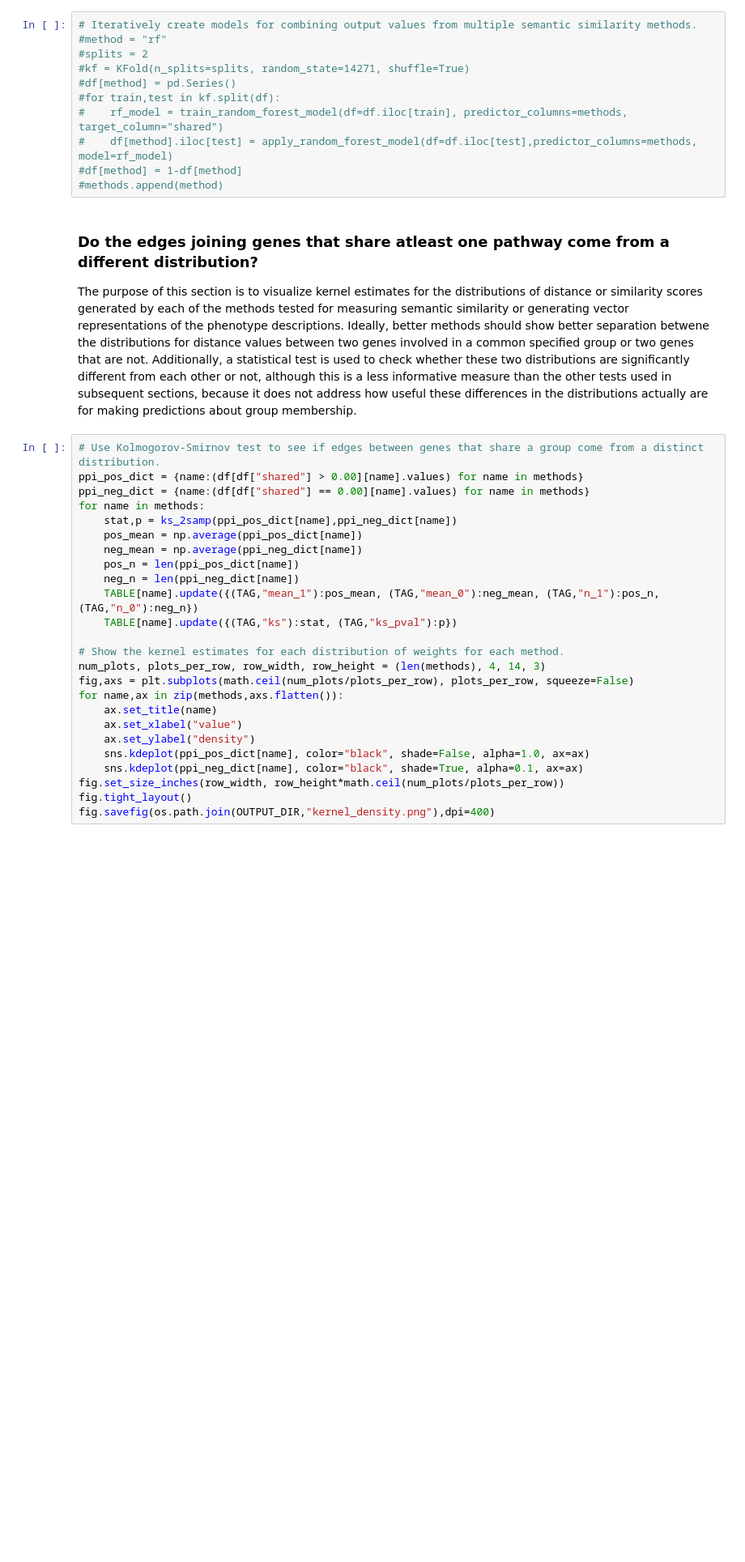
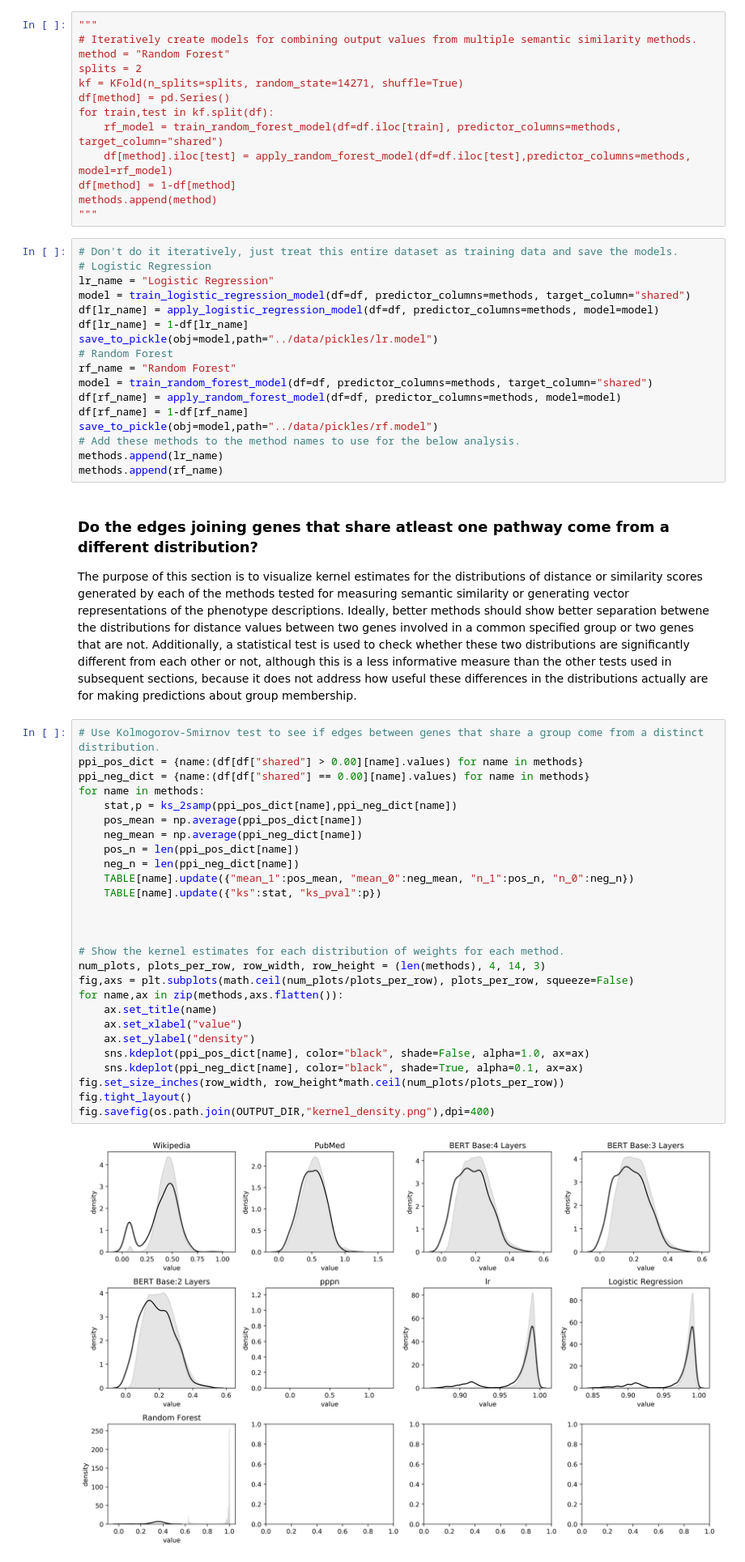
Before and after one commit to irbraun/plant-phenotypes-nlp, a Jupyter notebook: notebooks/analysis_of_ppn_data.ipynb, the cells around one changed output. Shown: that part at 81% size. Cells and saved outputs as stored; diff of their text form; blank space fills up the shorter version.

```diff
--- a/notebooks/analysis_of_ppn_data.ipynb
+++ b/notebooks/analysis_of_ppn_data.ipynb
@@ -380,42 +383,65 @@ methods.append(method)
 # %%
+"""
 # Iteratively create models for combining output values from multiple semantic similarity methods.
-#method = "rf"
-#splits = 2
-#kf = KFold(n_splits=splits, random_state=14271, shuffle=True)
-#df[method] = pd.Series()
-#for train,test in kf.split(df):
-#    rf_model = train_random_forest_model(df=df.iloc[train], predictor_columns=methods, target_column="shared")
-#    df[method].iloc[test] = apply_random_forest_model(df=df.iloc[test],predictor_columns=methods, model=rf_model)
-#df[method] = 1-df[method]
-#methods.append(method)
+method = "Random Forest"
+splits = 2
+kf = KFold(n_splits=splits, random_state=14271, shuffle=True)
+df[method] = pd.Series()
+for train,test in kf.split(df):
+    rf_model = train_random_forest_model(df=df.iloc[train], predictor_columns=methods, target_column="shared")
+    df[method].iloc[test] = apply_random_forest_model(df=df.iloc[test],predictor_columns=methods, model=rf_model)
+df[method] = 1-df[method]
+methods.append(method)
+"""
+# %%
+# Don't do it iteratively, just treat this entire dataset as training data and save the models.
+# Logistic Regression
+lr_name = "Logistic Regression"
+model = train_logistic_regression_model(df=df, predictor_columns=methods, target_column="shared")
+df[lr_name] = apply_logistic_regression_model(df=df, predictor_columns=methods, model=model)
+df[lr_name] = 1-df[lr_name]
+save_to_pickle(obj=model,path="../data/pickles/lr.model")
+# Random Forest
+rf_name = "Random Forest"
+model = train_random_forest_model(df=df, predictor_columns=methods, target_column="shared")
+df[rf_name] = apply_random_forest_model(df=df, predictor_columns=methods, model=model)
+df[rf_name] = 1-df[rf_name]
+save_to_pickle(obj=model,path="../data/pickles/rf.model")
+# Add these methods to the method names to use for the below analysis.
+methods.append(lr_name)
+methods.append(rf_name)
 # %% [markdown]
 ### Do the edges joining genes that share atleast one pathway come from a different distribution?
 The purpose of this section is to visualize kernel estimates for the distributions of distance or similarity scores generated by each of the methods tested for measuring semantic similarity or generating vector representations of the phenotype descriptions. Ideally, better methods should show better separation betwene the distributions for distance values between two genes involved in a common specified group or two genes that are not. Additionally, a statistical test is used to check whether these two distributions are significantly different from each other or not, although this is a less informative measure than the other tests used in subsequent sections, because it does not address how useful these differences in the distributions actually are for making predictions about group membership.
 # %%
 # Use Kolmogorov-Smirnov test to see if edges between genes that share a group come from a distinct distribution.
 ppi_pos_dict = {name:(df[df["shared"] > 0.00][name].values) for name in methods}
 ppi_neg_dict = {name:(df[df["shared"] == 0.00][name].values) for name in methods}
 for name in methods:
     stat,p = ks_2samp(ppi_pos_dict[name],ppi_neg_dict[name])
     pos_mean = np.average(ppi_pos_dict[name])
     neg_mean = np.average(ppi_neg_dict[name])
     pos_n = len(ppi_pos_dict[name])
     neg_n = len(ppi_neg_dict[name])
-    TABLE[name].update({(TAG,"mean_1"):pos_mean, (TAG,"mean_0"):neg_mean, (TAG,"n_1"):pos_n, (TAG,"n_0"):neg_n})
-    TABLE[name].update({(TAG,"ks"):stat, (TAG,"ks_pval"):p})
+    TABLE[name].update({"mean_1":pos_mean, "mean_0":neg_mean, "n_1":pos_n, "n_0":neg_n})
+    TABLE[name].update({"ks":stat, "ks_pval":p})
+
+
 
 # Show the kernel estimates for each distribution of weights for each method.
 num_plots, plots_per_row, row_width, row_height = (len(methods), 4, 14, 3)
 fig,axs = plt.subplots(math.ceil(num_plots/plots_per_row), plots_per_row, squeeze=False)
 for name,ax in zip(methods,axs.flatten()):
     ax.set_title(name)
     ax.set_xlabel("value")
     ax.set_ylabel("density")
     sns.kdeplot(ppi_pos_dict[name], color="black", shade=False, alpha=1.0, ax=ax)
     sns.kdeplot(ppi_neg_dict[name], color="black", shade=True, alpha=0.1, ax=ax)
 fig.set_size_inches(row_width, row_height*math.ceil(num_plots/plots_per_row))
 fig.tight_layout()
 fig.savefig(os.path.join(OUTPUT_DIR,"kernel_density.png"),dpi=400)
+# %% [output]
+[figure, added]
 # %% [markdown]
 ### Looking at within-group or within-pathway distances in each graph
 The purpose of this section is to determine which methods generated graphs which tightly group genes which share common pathways or group membership with one another. In order to compare across different methods where the distance value distributions are different, the mean distance values for each group for each method are convereted to percentile scores. Lower percentile scores indicate that the average distance value between any two genes that belong to that group is lower than most of the distance values in the entire distribution for that method.
```
Also changed, not shown: parts of 17 cells of this notebook, 7 other files.
